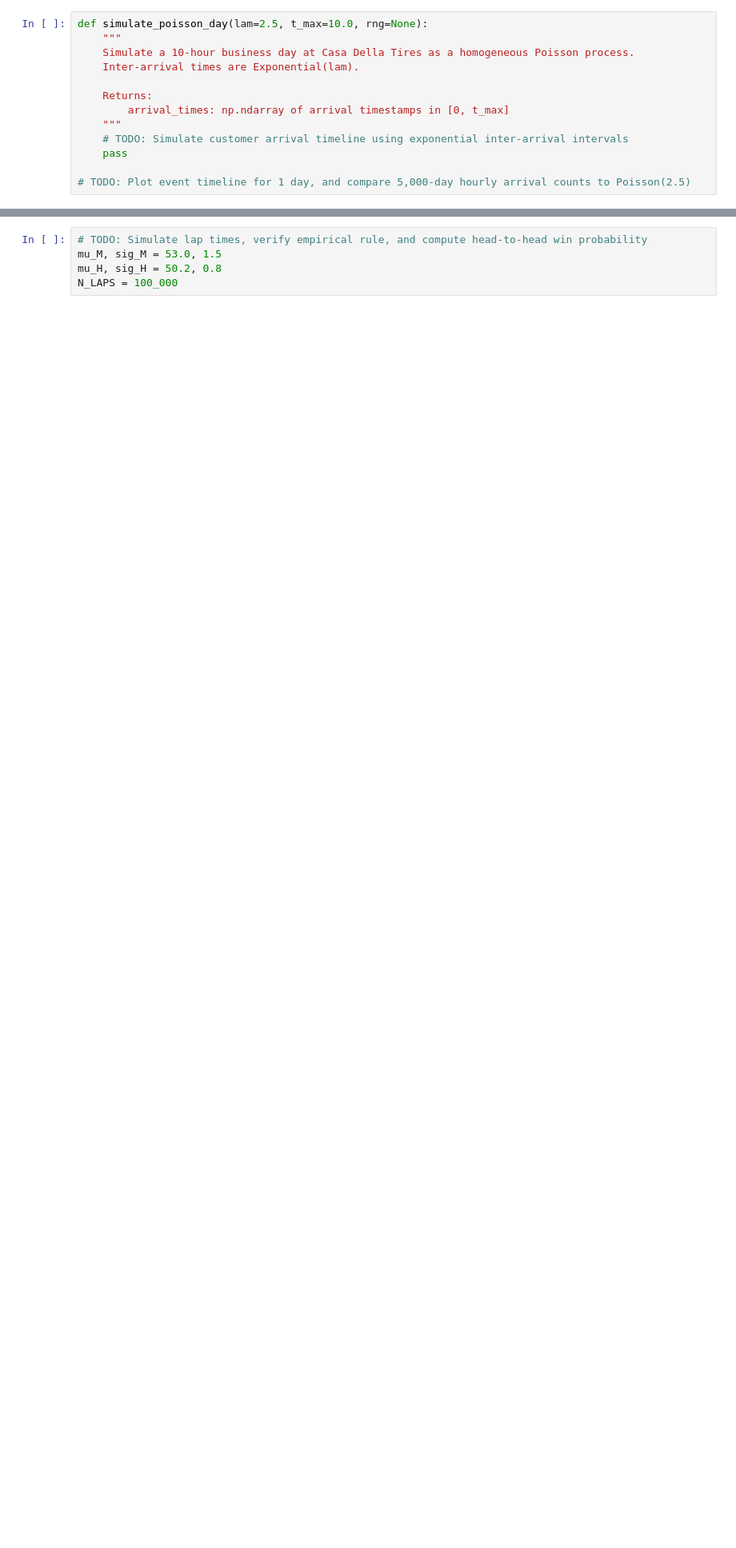
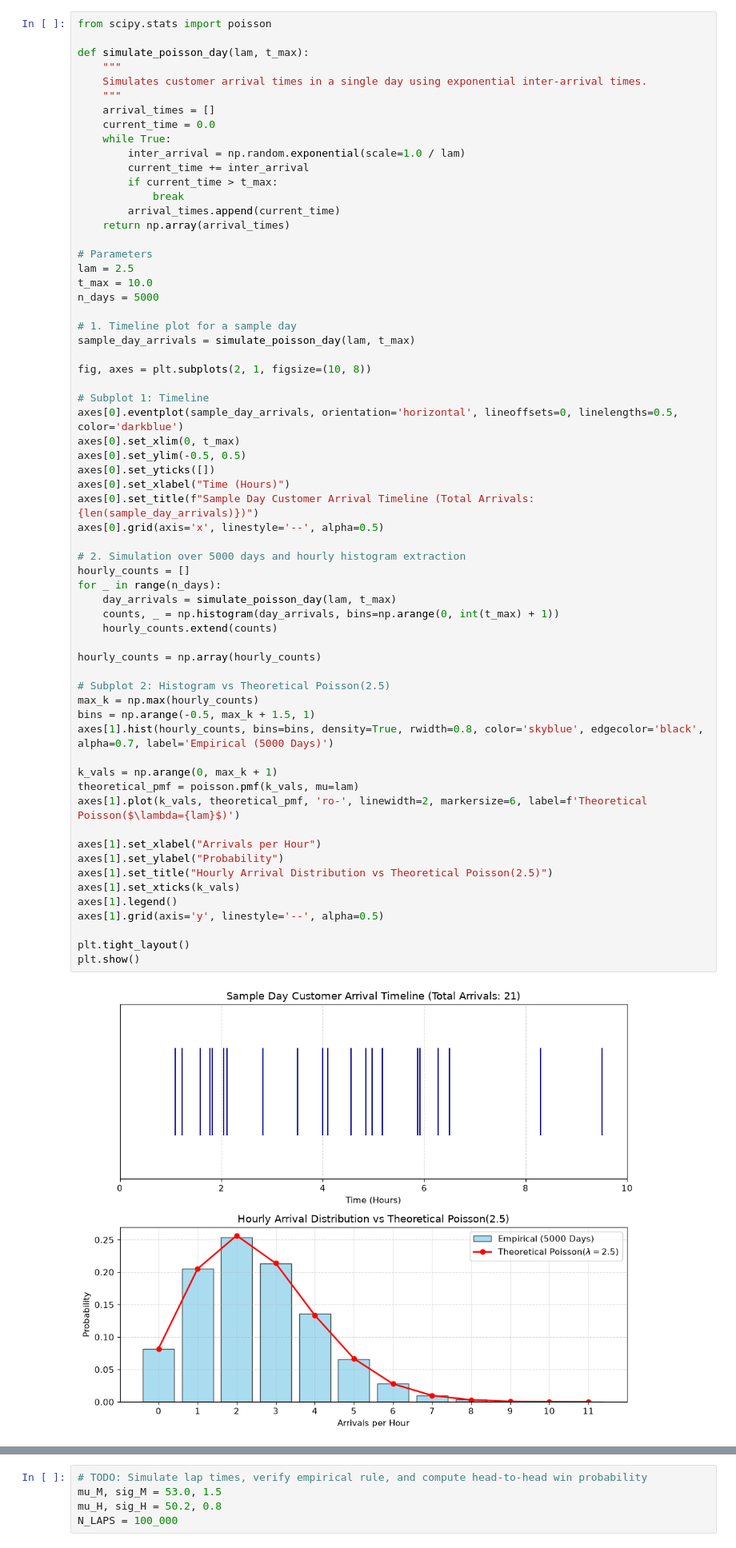
Before and after one commit to AmirrezaNasiri85/UT, a Jupyter notebook: EPS/CA2/CA2_Notebook.ipynb, the cells around one changed output, grey strips where cells are left out. Shown at 80% size. Drawn from its saved outputs; the diff is of its cells as text; blank space fills up the shorter version.

```diff
--- a/EPS/CA2/CA2_Notebook.ipynb
+++ b/EPS/CA2/CA2_Notebook.ipynb
@@ -145,18 +258,70 @@ Customers arrive at Casa Della Tires with Poisson rate $\lambda = 2.5$ cars/hour
 2. Display an event plot of arrival timestamps for a single 10-hour day.
 3. Simulate $5,000$ days, count arrivals in each 1-hour interval, and plot the empirical distribution against theoretical $\mathrm{Poisson}(\lambda = 2.5)$.
 # %%
-def simulate_poisson_day(lam=2.5, t_max=10.0, rng=None):
+from scipy.stats import poisson
+
+def simulate_poisson_day(lam, t_max):
     """
-    Simulate a 10-hour business day at Casa Della Tires as a homogeneous Poisson process.
-    Inter-arrival times are Exponential(lam).
+    Simulates customer arrival times in a single day using exponential inter-arrival times.
+    """
+    arrival_times = []
+    current_time = 0.0
+    while True:
+        inter_arrival = np.random.exponential(scale=1.0 / lam)
+        current_time += inter_arrival
+        if current_time > t_max:
+            break
+        arrival_times.append(current_time)
+    return np.array(arrival_times)
 
-    Returns:
-        arrival_times: np.ndarray of arrival timestamps in [0, t_max]
-    """
-    # TODO: Simulate customer arrival timeline using exponential inter-arrival intervals
-    pass
+# Parameters
+lam = 2.5
+t_max = 10.0
+n_days = 5000
 
-# TODO: Plot event timeline for 1 day, and compare 5,000-day hourly arrival counts to Poisson(2.5)
+# 1. Timeline plot for a sample day
+sample_day_arrivals = simulate_poisson_day(lam, t_max)
+
+fig, axes = plt.subplots(2, 1, figsize=(10, 8))
+
+# Subplot 1: Timeline
+axes[0].eventplot(sample_day_arrivals, orientation='horizontal', lineoffsets=0, linelengths=0.5, color='darkblue')
+axes[0].set_xlim(0, t_max)
+axes[0].set_ylim(-0.5, 0.5)
+axes[0].set_yticks([])
+axes[0].set_xlabel("Time (Hours)")
+axes[0].set_title(f"Sample Day Customer Arrival Timeline (Total Arrivals: {len(sample_day_arrivals)})")
+axes[0].grid(axis='x', linestyle='--', alpha=0.5)
+
+# 2. Simulation over 5000 days and hourly histogram extraction
+hourly_counts = []
+for _ in range(n_days):
+    day_arrivals = simulate_poisson_day(lam, t_max)
+    counts, _ = np.histogram(day_arrivals, bins=np.arange(0, int(t_max) + 1))
+    hourly_counts.extend(counts)
+
+hourly_counts = np.array(hourly_counts)
+
+# Subplot 2: Histogram vs Theoretical Poisson(2.5)
+max_k = np.max(hourly_counts)
+bins = np.arange(-0.5, max_k + 1.5, 1)
+axes[1].hist(hourly_counts, bins=bins, density=True, rwidth=0.8, color='skyblue', edgecolor='black', alpha=0.7, label='Empirical (5000 Days)')
+
+k_vals = np.arange(0, max_k + 1)
+theoretical_pmf = poisson.pmf(k_vals, mu=lam)
+axes[1].plot(k_vals, theoretical_pmf, 'ro-', linewidth=2, markersize=6, label=f'Theoretical Poisson($\lambda={lam}$)')
+
+axes[1].set_xlabel("Arrivals per Hour")
+axes[1].set_ylabel("Probability")
+axes[1].set_title("Hourly Arrival Distribution vs Theoretical Poisson(2.5)")
+axes[1].set_xticks(k_vals)
+axes[1].legend()
+axes[1].grid(axis='y', linestyle='--', alpha=0.5)
+
+plt.tight_layout()
+plt.show()
+# %% [output]
+[figure, added]
 # %% [markdown]
 ### 2.3. Memoryless Property of Exponential Waiting Times
 1. Generate $100,000$ samples of $T \sim \mathrm{Exponential}(\lambda=2.5)$ using inverse transform sampling:
```
Also changed, not shown: parts of 7 cells of this notebook, 2 other files.
